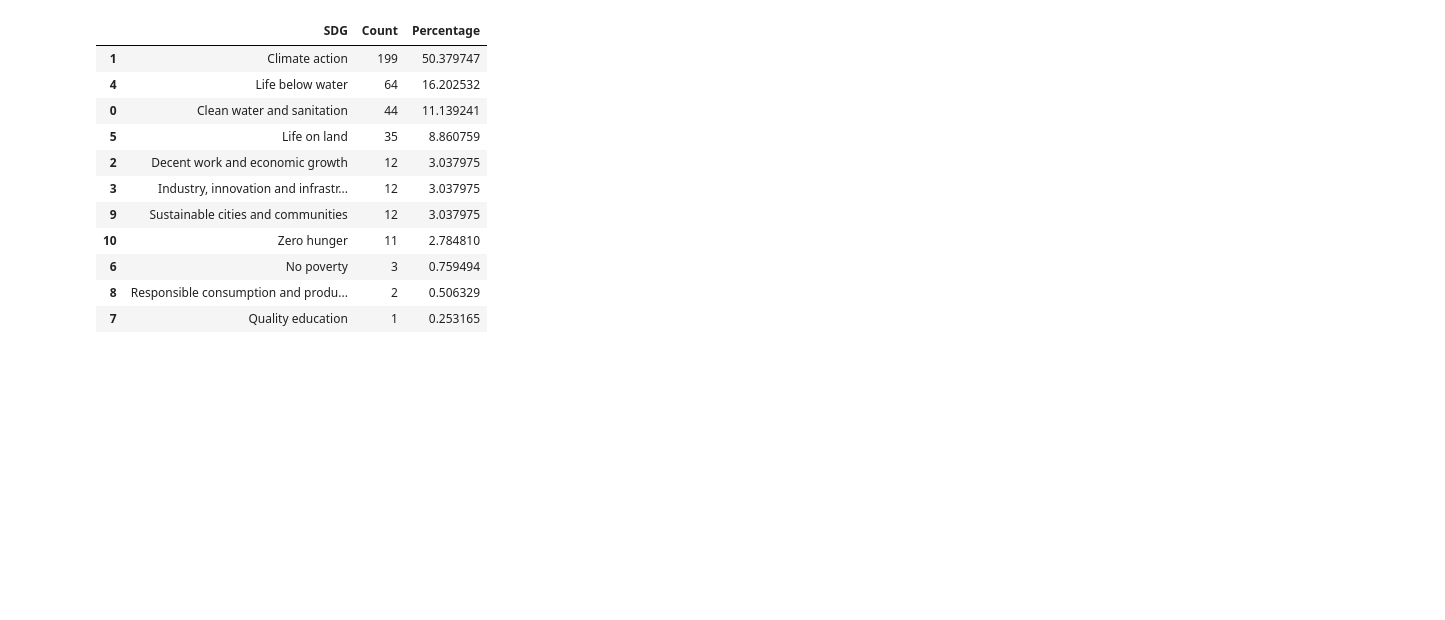
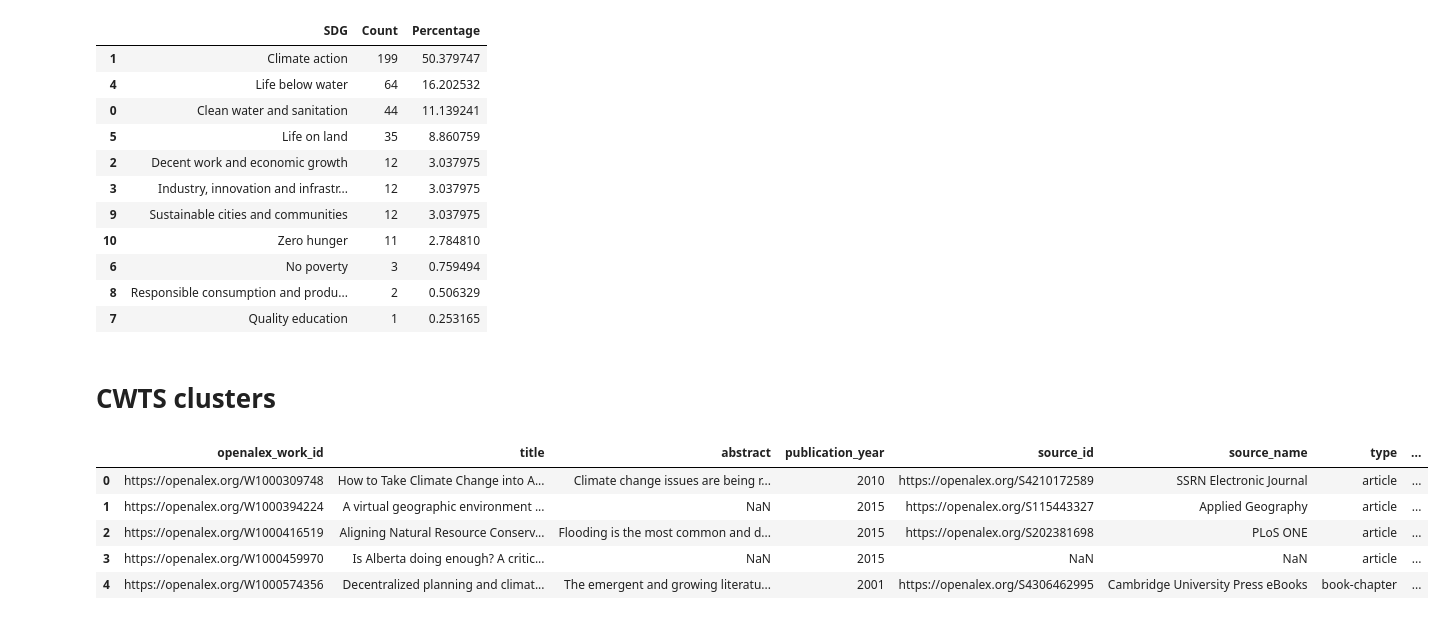
Before and after one commit to poppy-nicolette/IPCC_corpus, a Jupyter notebook: Corpus/descriptive_analysis/descriptive_analysis.ipynb, the cells around one changed output. Cells and saved outputs as stored; diff of their text form; code cells hidden in the pictures; blank space fills up the shorter version.

```diff
--- a/Corpus/descriptive_analysis/descriptive_analysis.ipynb
+++ b/Corpus/descriptive_analysis/descriptive_analysis.ipynb
@@ -367,3 +351,16 @@ fig = px.bar(sdg_count,
             )
 fig.update_traces(textfont_size=12, textangle=0, textposition="outside", cliponaxis=False)
 fig.show()
+# %% [markdown]
+# CWTS clusters
+# %%
+#import cwts tables
+cwts_df = pd.read_csv("/Users/poppyriddle/Documents/TCA/IPCC report/clustered_works.csv", encoding="UTF-8")
+cwts_df.head(5)
+# %% [output]
+|  | openalex_work_id | title | abstract | publication_year | source_id | source_name | type | ... |
+| 0 | https://openalex.org/W1000309748 | How to Take Climate Change into A... | Climate change issues are being r... | 2010 | https://openalex.org/S4210172589 | SSRN Electronic Journal | article | ... |
+| 1 | https://openalex.org/W1000394224 | A virtual geographic environment ... | NaN | 2015 | https://openalex.org/S115443327 | Applied Geography | article | ... |
+| 2 | https://openalex.org/W1000416519 | Aligning Natural Resource Conserv... | Flooding is the most common and d... | 2015 | https://openalex.org/S202381698 | PLoS ONE | article | ... |
+| 3 | https://openalex.org/W1000459970 | Is Alberta doing enough? A critic... | NaN | 2015 | NaN | NaN | article | ... |
+| 4 | https://openalex.org/W1000574356 | Decentralized planning and climat... | The emergent and growing literatu... | 2001 | https://openalex.org/S4306462995 | Cambridge University Press eBooks | book-chapter | ... |
```
Also changed, not shown: parts of 2 cells of this notebook.
